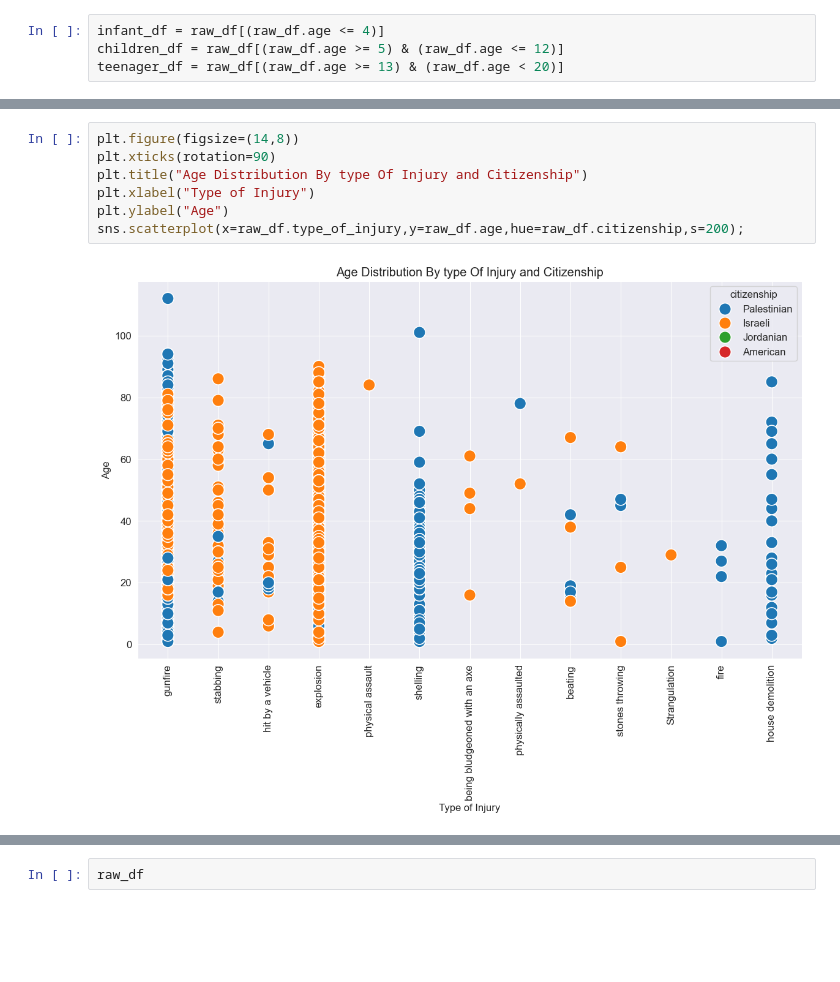
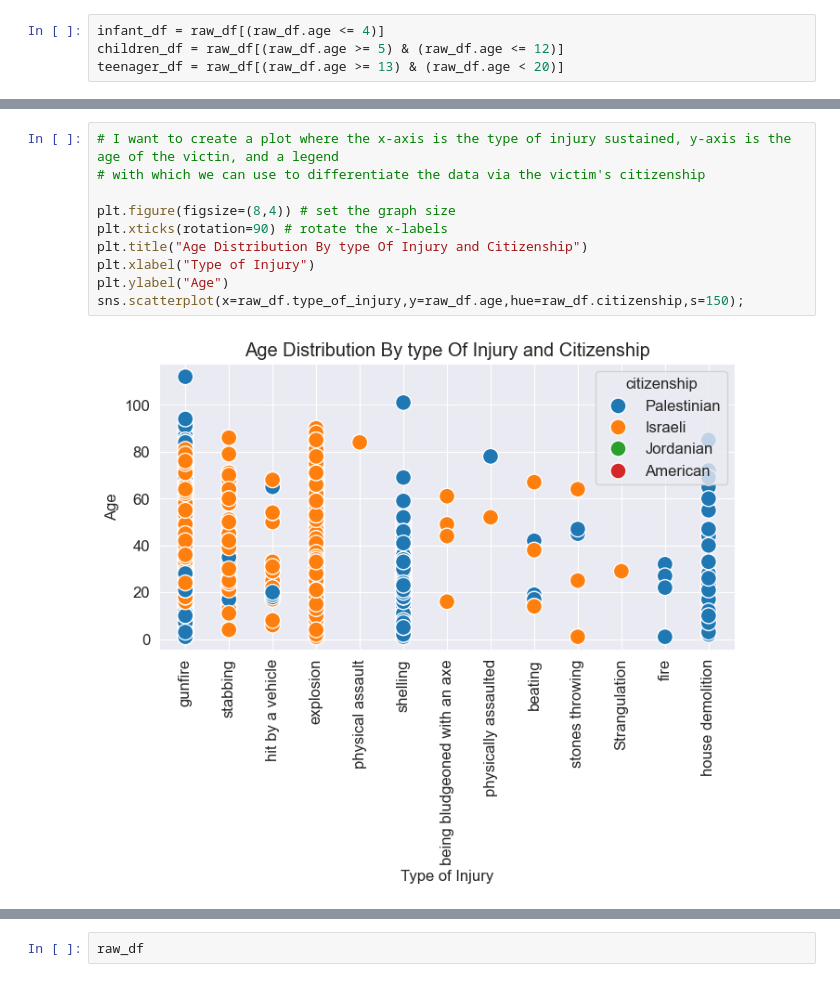
Before and after one commit to ThePowerfulProgrammer/Data-Analysis-Notebooks, a Jupyter notebook: EDA Israel-Palestine Conflict.ipynb, the cells around one changed output, grey strips where cells are left out. Drawn from its saved outputs; the diff is of its cells as text; blank space fills up the shorter version.

```diff
--- a/EDA Israel-Palestine Conflict.ipynb
+++ b/EDA Israel-Palestine Conflict.ipynb
@@ -248,9 +476,12 @@ teenager_df = raw_df[(raw_df.age >= 13) & (raw_df.age < 20)]
 # %%
-plt.figure(figsize=(14,8))
-plt.xticks(rotation=90)
+# I want to create a plot where the x-axis is the type of injury sustained, y-axis is the age of the victin, and a legend
+# with which we can use to differentiate the data via the victim's citizenship
+
+plt.figure(figsize=(8,4)) # set the graph size
+plt.xticks(rotation=90) # rotate the x-labels
 plt.title("Age Distribution By type Of Injury and Citizenship")
 plt.xlabel("Type of Injury")
 plt.ylabel("Age")
-sns.scatterplot(x=raw_df.type_of_injury,y=raw_df.age,hue=raw_df.citizenship,s=200);
+sns.scatterplot(x=raw_df.type_of_injury,y=raw_df.age,hue=raw_df.citizenship,s=150);
 # %% [output]
-[figure, old version]
+[figure, new version]
```
Also changed, not shown: parts of 42 cells of this notebook, 2 other files.
